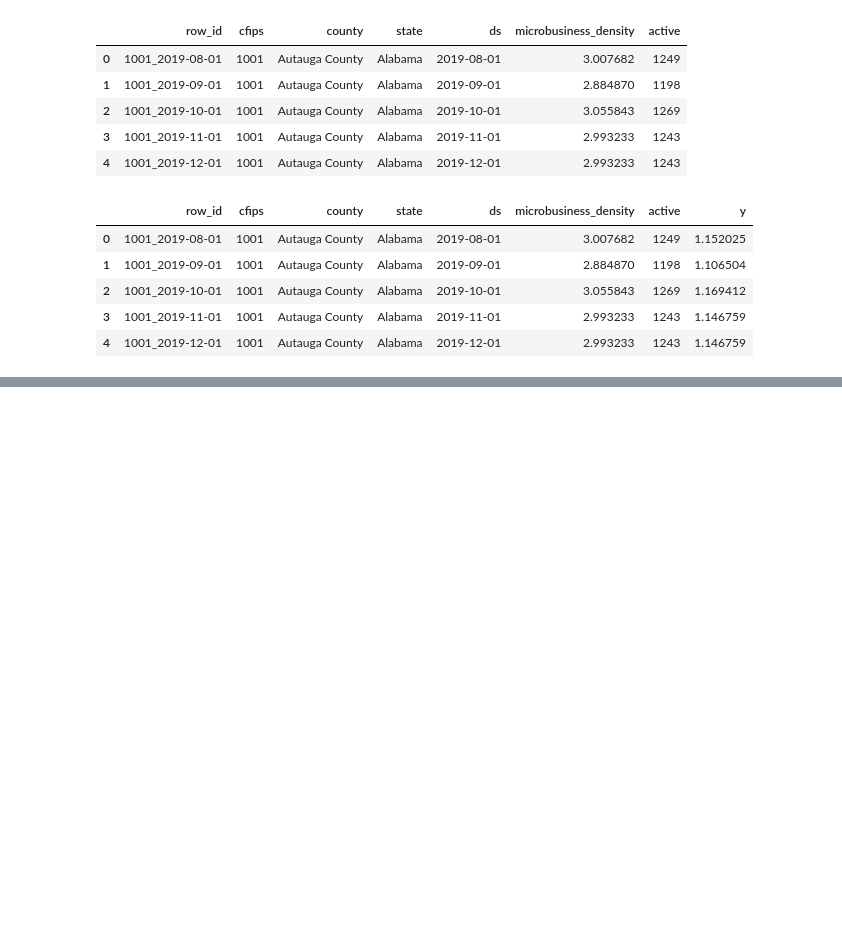
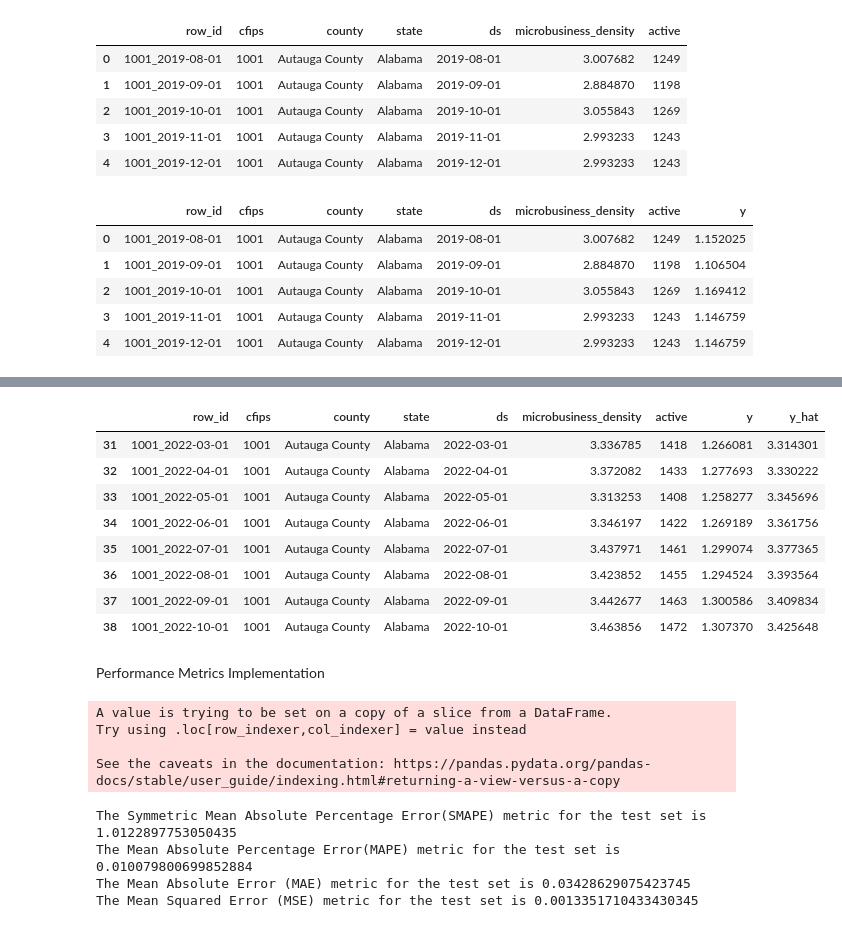
Before and after one commit to pramodhsway/DS-5550-Capstone-Project---Phase-1, a Jupyter notebook: med_risk_solution/univariate_forecasting.ipynb, the cells around one changed output, grey strips where cells are left out. Drawn from its saved outputs; the diff is of its cells as text; code cells hidden in the pictures; blank space fills up the shorter version.

```diff
--- a/med_risk_solution/univariate_forecasting.ipynb
+++ b/med_risk_solution/univariate_forecasting.ipynb
@@ -266,0 +435,22 @@ df_train.head()
+# %%
+model = Prophet(weekly_seasonality=False,
+                  yearly_seasonality=False,
+                  daily_seasonality=False,
+                  n_changepoints=10,
+                  changepoint_prior_scale=0.5,
+                  growth='linear')
+
+# Fit model for the county 1001
+model.fit(train_set[['ds', 'y']])
+
+# Get the predictions and stores them in the dataframe
+future = model.make_future_dataframe(periods=8, freq='MS')
+
+# Generate the forecasts
+forecasts = model.predict(future)
+
+# Apply inverse box cox
+forecasts['yhat'] = inv_boxcox(forecasts['yhat'], lam)
+
+# Get the forecast values and append it to the original test set
+test_set["y_hat"] = forecasts[test_index:].yhat
@@ -266,0 +473,15 @@ df_train.head()
+# %%
+# Let's check the how the test set looks like now along with the prediction
+test_set.head(10)
+# %% [output]
+|  | row_id | cfips | county | state | ds | microbusiness_density | active | y | y_hat |
+| 31 | 1001_2022-03-01 | 1001 | Autauga County | Alabama | 2022-03-01 | 3.336785 | 1418 | 1.266081 | 3.314301 |
+| 32 | 1001_2022-04-01 | 1001 | Autauga County | Alabama | 2022-04-01 | 3.372082 | 1433 | 1.277693 | 3.330222 |
+| 33 | 1001_2022-05-01 | 1001 | Autauga County | Alabama | 2022-05-01 | 3.313253 | 1408 | 1.258277 | 3.345696 |
+| 34 | 1001_2022-06-01 | 1001 | Autauga County | Alabama | 2022-06-01 | 3.346197 | 1422 | 1.269189 | 3.361756 |
+| 35 | 1001_2022-07-01 | 1001 | Autauga County | Alabama | 2022-07-01 | 3.437971 | 1461 | 1.299074 | 3.377365 |
+| 36 | 1001_2022-08-01 | 1001 | Autauga County | Alabama | 2022-08-01 | 3.423852 | 1455 | 1.294524 | 3.393564 |
+| 37 | 1001_2022-09-01 | 1001 | Autauga County | Alabama | 2022-09-01 | 3.442677 | 1463 | 1.300586 | 3.409834 |
+| 38 | 1001_2022-10-01 | 1001 | Autauga County | Alabama | 2022-10-01 | 3.463856 | 1472 | 1.307370 | 3.425648 |
+# %% [markdown]
+Performance Metrics Implementation
@@ -266,0 +506,24 @@ df_train.head()
+# %%
+# Get y_hat and y (ground truth)
+
+y_hat =  test_set.y_hat
+
+test_set.y = inv_boxcox(test_set['y'], lam)
+# %% [output]
+A value is trying to be set on a copy of a slice from a DataFrame.
+Try using .loc[row_indexer,col_indexer] = value instead
+
+See the caveats in the documentation: https://pandas.pydata.org/pandas-docs/stable/user_guide/indexing.html#returning-a-view-versus-a-copy
+# %%
+print(f"The Symmetric Mean Absolute Percentage Error(SMAPE) metric for the test set is {get_smape(test_set.y, test_set.y_hat)}")
+
+print(f"The Mean Absolute Percentage Error(MAPE) metric for the test set is {mean_absolute_percentage_error(test_set.y, test_set.y_hat)}")
+
+print(f"The Mean Absolute Error (MAE) metric for the test set is {mean_absolute_error(test_set.y, test_set.y_hat)}")
+
+print(f"The Mean Squared Error (MSE) metric for the test set is {mean_squared_error(test_set.y, test_set.y_hat)}")
+# %% [output]
+The Symmetric Mean Absolute Percentage Error(SMAPE) metric for the test set is 1.0122897753050435
+The Mean Absolute Percentage Error(MAPE) metric for the test set is 0.010079800699852884
+The Mean Absolute Error (MAE) metric for the test set is 0.03428629075423745
+The Mean Squared Error (MSE) metric for the test set is 0.0013351710433430345
```
Also changed, not shown: parts of 31 cells of this notebook, 2 other files.
